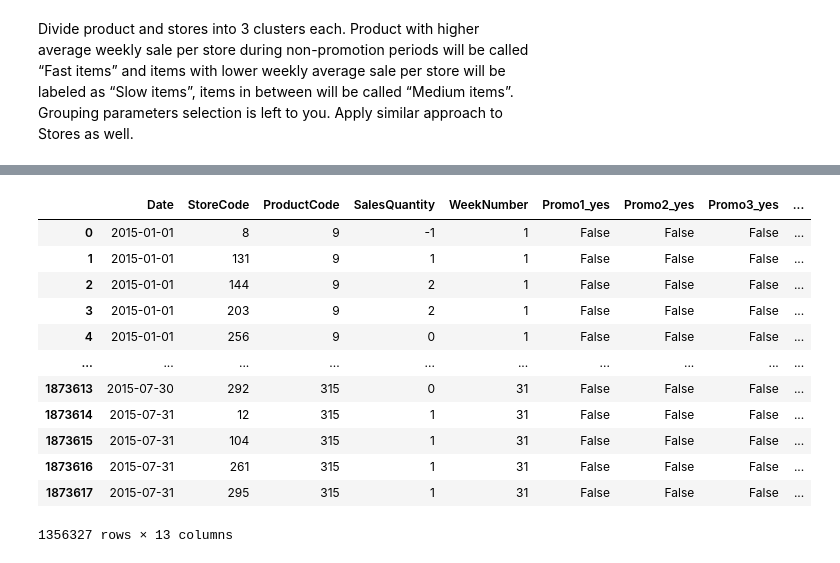
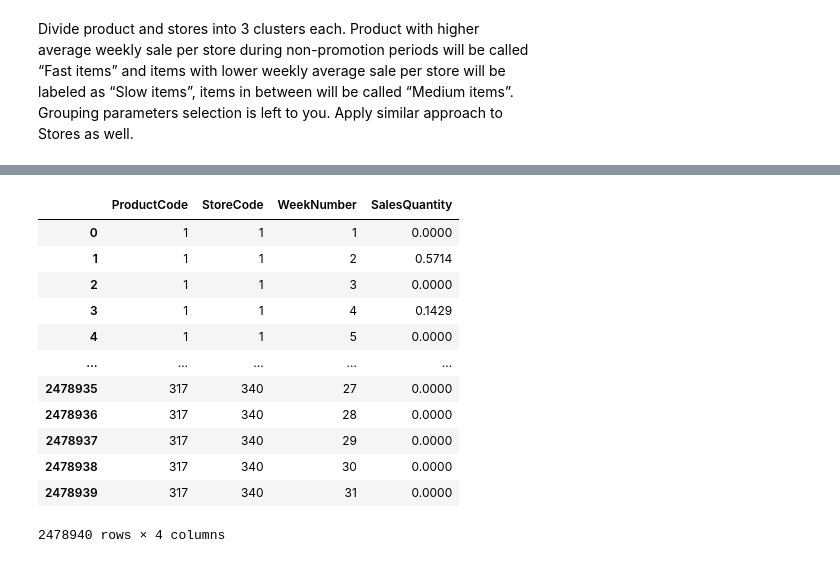
Before and after one commit to Botan-Bulut/DataScienceProjects, a Jupyter notebook: InventAnalyticsCaseStudy/assignment4.ipynb, the cells around one changed output, grey strips where cells are left out. Cells and saved outputs as stored; diff of their text form; code cells hidden in the pictures.

```diff
--- a/InventAnalyticsCaseStudy/assignment4.ipynb
+++ b/InventAnalyticsCaseStudy/assignment4.ipynb
@@ -376,16 +336,0 @@ df1a_no_promo['ProductMeanSalesPerStore'] = \
-# %%
-df1a_no_promo
-# %% [output]
-|  | Date | StoreCode | ProductCode | SalesQuantity | WeekNumber | Promo1_yes | Promo2_yes | Promo3_yes | ... |
-| 0 | 2015-01-01 | 8 | 9 | -1 | 1 | False | False | False | ... |
-| 1 | 2015-01-01 | 131 | 9 | 1 | 1 | False | False | False | ... |
-| 2 | 2015-01-01 | 144 | 9 | 2 | 1 | False | False | False | ... |
-| 3 | 2015-01-01 | 203 | 9 | 2 | 1 | False | False | False | ... |
-| 4 | 2015-01-01 | 256 | 9 | 0 | 1 | False | False | False | ... |
-| ... | ... | ... | ... | ... | ... | ... | ... | ... | ... |
-| 1873613 | 2015-07-30 | 292 | 315 | 0 | 31 | False | False | False | ... |
-| 1873614 | 2015-07-31 | 12 | 315 | 1 | 31 | False | False | False | ... |
-| 1873615 | 2015-07-31 | 104 | 315 | 1 | 31 | False | False | False | ... |
-| 1873616 | 2015-07-31 | 261 | 315 | 1 | 31 | False | False | False | ... |
-| 1873617 | 2015-07-31 | 295 | 315 | 1 | 31 | False | False | False | ... |
-1356327 rows × 13 columns
@@ -394,0 +367,20 @@ df1a_no_promo
+# %%
+temp = df1a_no_promo[
+    ['WeekNumber', 'ProductCode', 'StoreCode', 'SalesQuantity']
+    ].groupby(['ProductCode', 'StoreCode', 'WeekNumber']).mean()
+# %%
+temp.reset_index()
+# %% [output]
+|  | ProductCode | StoreCode | WeekNumber | SalesQuantity |
+| 0 | 1 | 1 | 1 | 0.0000 |
+| 1 | 1 | 1 | 2 | 0.5714 |
+| 2 | 1 | 1 | 3 | 0.0000 |
+| 3 | 1 | 1 | 4 | 0.1429 |
+| 4 | 1 | 1 | 5 | 0.0000 |
+| ... | ... | ... | ... | ... |
+| 2478935 | 317 | 340 | 27 | 0.0000 |
+| 2478936 | 317 | 340 | 28 | 0.0000 |
+| 2478937 | 317 | 340 | 29 | 0.0000 |
+| 2478938 | 317 | 340 | 30 | 0.0000 |
+| 2478939 | 317 | 340 | 31 | 0.0000 |
+2478940 rows × 4 columns
```
Also changed, not shown: parts of 29 cells of this notebook, 2 other files.
